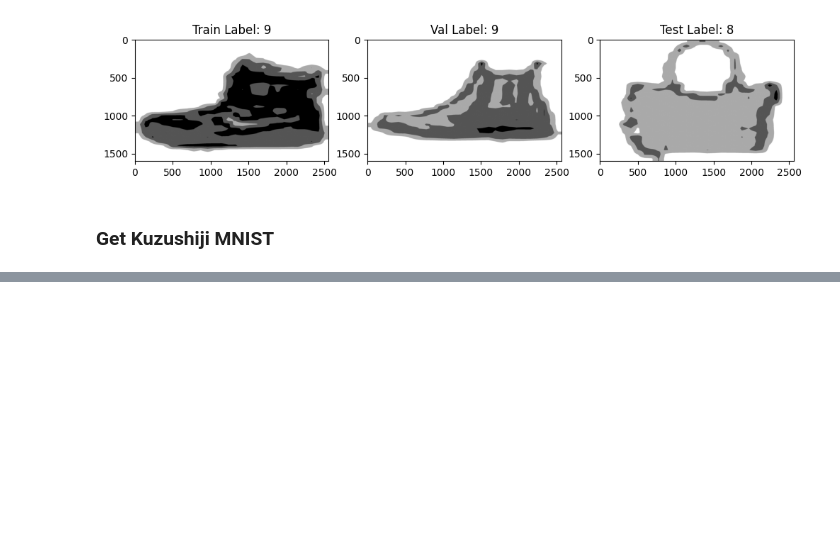
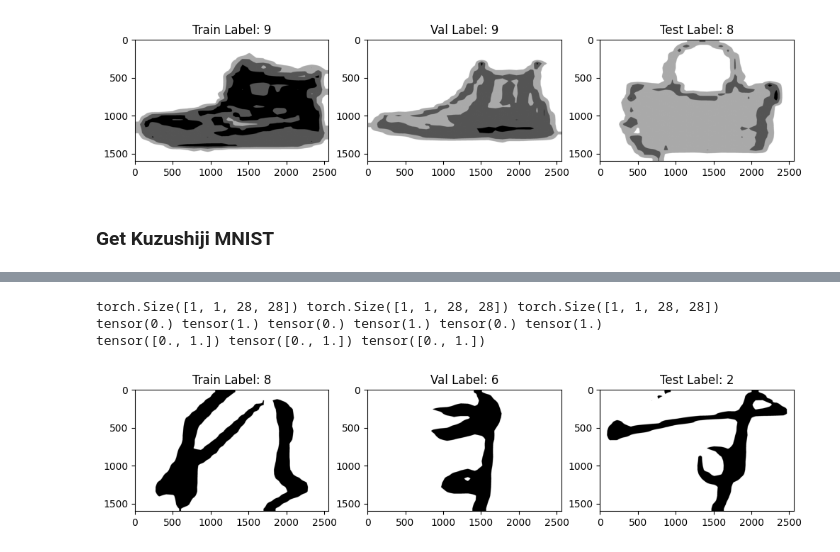
Before and after one commit to tsopeter/VM_NES_Training, a Jupyter notebook: get_data.ipynb, the cells around one changed output, grey strips where cells are left out. Drawn from its saved outputs; the diff is of its cells as text; code cells hidden in the pictures; blank space fills up the shorter version.

```diff
--- a/get_data.ipynb
+++ b/get_data.ipynb
@@ -203,14 +203,14 @@ print(f'Current training labels shape: {current_train_labels.shape}')    # Shoul
 print(f'Current training data min/max: {np.min(current_train_data)}/{np.max(current_train_data)}')
 
 # Load the Fashion-MNIST dataset with transformations that convert the labels to one-hot encoding.
-train_dataset = torchvision.datasets.FashionMNIST(root='./data/', train=True,
+train_dataset = torchvision.datasets.KMNIST(root='./data/', train=True,
                                  transform=torchvision.transforms.ToTensor(),
                                  target_transform=torchvision.transforms.Compose([
                                  lambda x:torch.LongTensor([x]), # or just torch.tensor
                                  lambda x:F.one_hot(x,10)]),
                                  download=True)
 
-test_dataset = torchvision.datasets.FashionMNIST(root='./data/', train=False,
+test_dataset = torchvision.datasets.KMNIST(root='./data/', train=False,
                                  transform=torchvision.transforms.ToTensor(),
                                  target_transform=torchvision.transforms.Compose([
                                  lambda x:torch.LongTensor([x]), # or just torch.tensor
@@ -252,0 +267,74 @@ print(f'Test data min/max: {torch.min(test_data)}/{torch.max(test_data)}')
+# %%
+# Resize the image to 2560x1600 using bilinear interpolation
+
+train_image_1 = train_data[0].unsqueeze(0)  # Add batch dimension and channel dimension
+val_image_1 = val_data[0].unsqueeze(0)      # Add batch dimension and channel dimension
+test_image_1 = test_data[0].unsqueeze(0)    # Add batch dimension and channel dimension
+
+print(train_image_1.shape, val_image_1.shape, test_image_1.shape)
+
+train_image_1 = torchvision.transforms.Resize((1600, 2560))(train_image_1)
+val_image_1 = torchvision.transforms.Resize((1600, 2560))(val_image_1)
+test_image_1 = torchvision.transforms.Resize((1600, 2560))(test_image_1)
+
+print(
+    torch.min(train_image_1), torch.max(train_image_1),
+    torch.min(val_image_1), torch.max(val_image_1),
+    torch.min(test_image_1), torch.max(test_image_1)
+)
+
+def threshold_image(image, threshold=0.5):
+    return (image > threshold).float()
+
+
+def posterize_image(image):
+    # image assumed normalized to [0,1]
+    # 4-level posterization using threshold logic only.
+
+    # Compute threshold boundaries that split the ranges
+    # midpoints between levels:
+    # between l0 and l1: 1/6
+    # between l1 and l2: 1/2
+    # between l2 and l3: 5/6
+    t1 = 1/6
+    t2 = 1/2
+    t3 = 5/6
+
+    # Initialize output
+    out = torch.empty_like(image)
+
+    # Apply level assignment
+    out[image <  t1] = 0.0
+    out[(image >= t1) & (image <  t2)] = 0.333
+    out[(image >= t2) & (image <  t3)] = 0.666
+    out[image >= t3] = 1.0
+
+    return out
+
+#train_image_1 = posterize_image(1.0 - train_image_1)
+#val_image_1 = posterize_image(1.0 - val_image_1)
+#test_image_1 = posterize_image(1.0 - test_image_1)
+train_image_1 =threshold_image(1.0 - train_image_1)
+val_image_1 =threshold_image(1.0 - val_image_1)
+test_image_1 =threshold_image(1.0 - test_image_1)
+
+# Print the number of unique values in the posterized images
+print(
+    torch.unique(train_image_1),
+    torch.unique(val_image_1),
+    torch.unique(test_image_1)
+)
+
+fig, axs = plt.subplots(1, 3, figsize=(12, 4))
+axs[0].imshow(train_image_1.squeeze(), cmap='gray')
+axs[0].set_title(f'Train Label: {torch.argmax(train_labels[0]).item()}')
+axs[1].imshow(val_image_1.squeeze(), cmap='gray')
+axs[1].set_title(f'Val Label: {torch.argmax(val_labels[0]).item()}')
+axs[2].imshow(test_image_1.squeeze(), cmap='gray')
+axs[2].set_title(f'Test Label: {torch.argmax(test_labels[0]).item()}')
+plt.show()
+# %% [output]
+torch.Size([1, 1, 28, 28]) torch.Size([1, 1, 28, 28]) torch.Size([1, 1, 28, 28])
+tensor(0.) tensor(1.) tensor(0.) tensor(1.) tensor(0.) tensor(1.)
+tensor([0., 1.]) tensor([0., 1.]) tensor([0., 1.])
+[figure, added]
```
Also changed, not shown: parts of 3 cells of this notebook, 2 other files.
